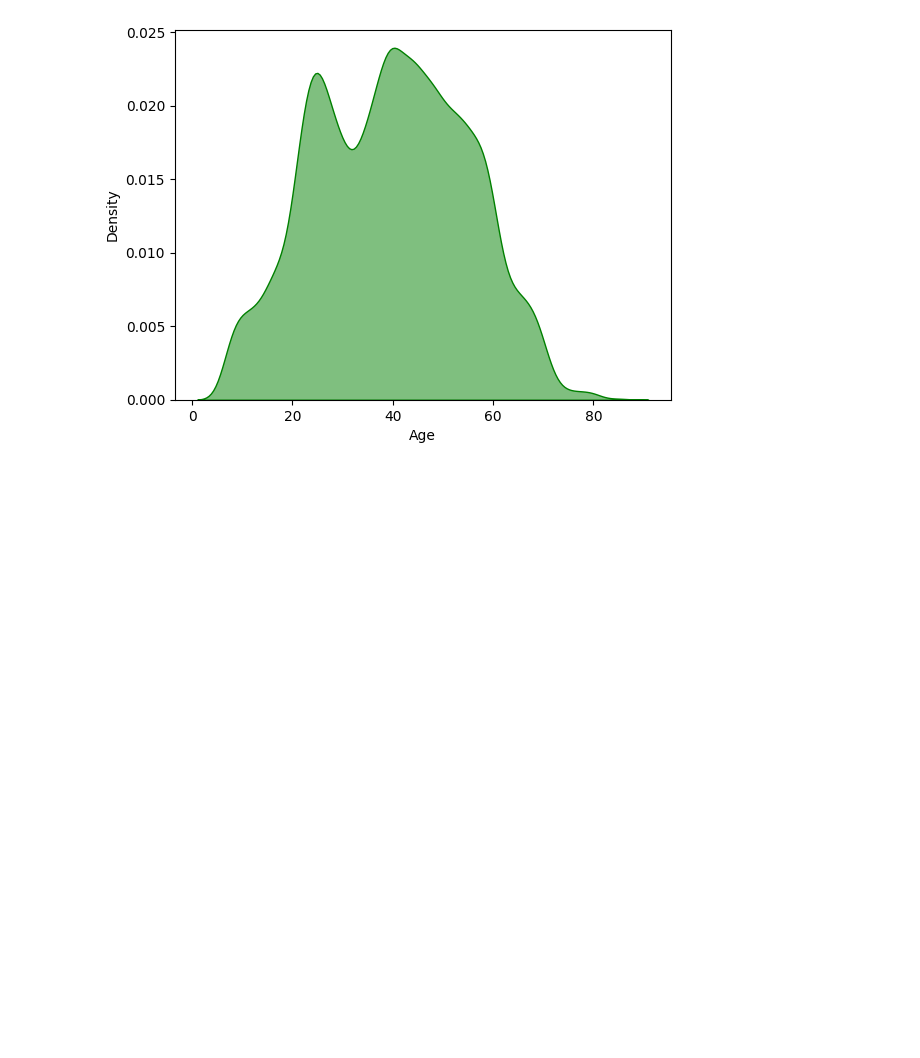
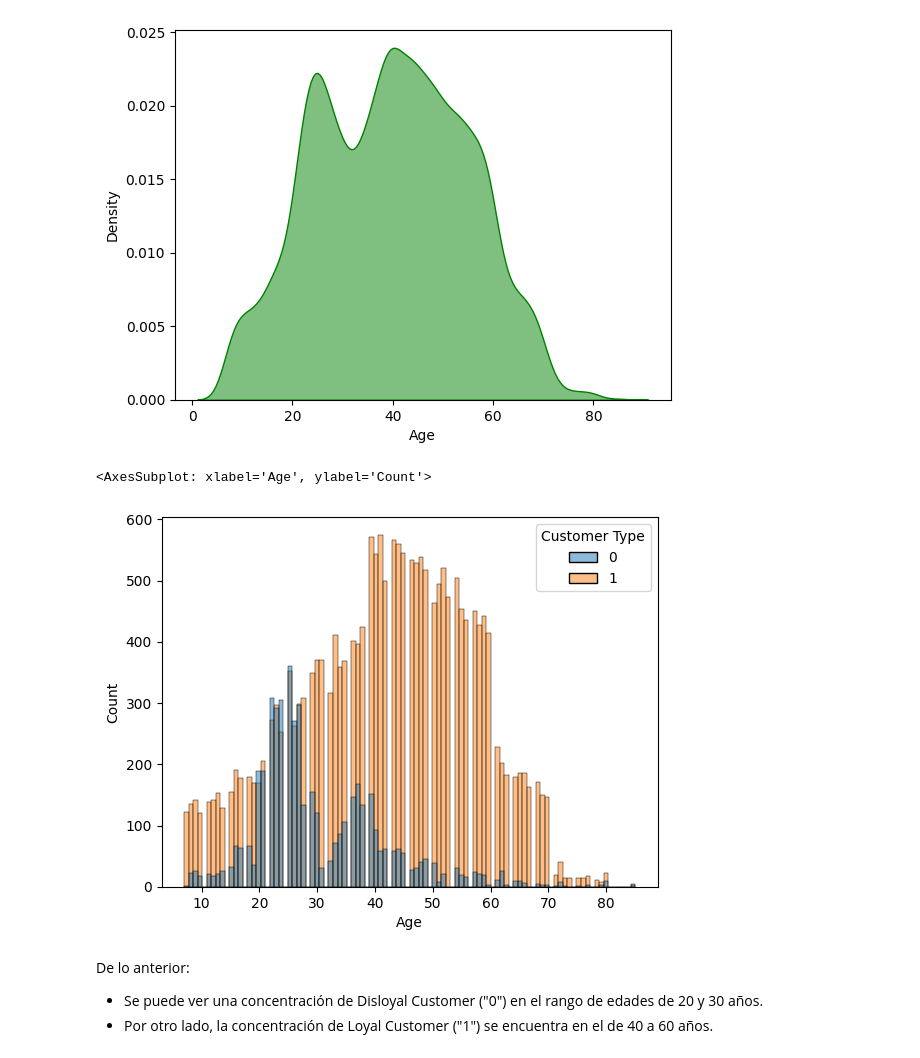
Before and after one commit to MHerrera11/Coderhouse, a Jupyter notebook: notebooks/Satisfacción de Clientes en Vuelos.ipynb, the cells around one changed output. Saved outputs shown, nothing was run; the diff lists cells and outputs as text; code cells hidden in the pictures; blank space fills up the shorter version.

```diff
--- a/notebooks/Satisfacción de Clientes en Vuelos.ipynb
+++ b/notebooks/Satisfacción de Clientes en Vuelos.ipynb
@@ -427,3 +427,13 @@ sns.kdeplot(x = Densidad,
 # %% [output]
 <AxesSubplot: xlabel='Age', ylabel='Density'>
 [figure]
+# %%
+# Representación gráfica de las edades dependiendo el Customer Type:
+sns.histplot(x = df["Age"] , hue = df["Customer Type"], data = df, bins= 100)
+# %% [output]
+<AxesSubplot: xlabel='Age', ylabel='Count'>
+[figure, added]
+# %% [markdown]
+De lo anterior:
+* Se puede ver una concentración de Disloyal Customer ("0") en el rango de edades de 20 y 30 años.
+* Por otro lado, la concentración de Loyal Customer ("1") se encuentra en el de 40 a 60 años.
```
